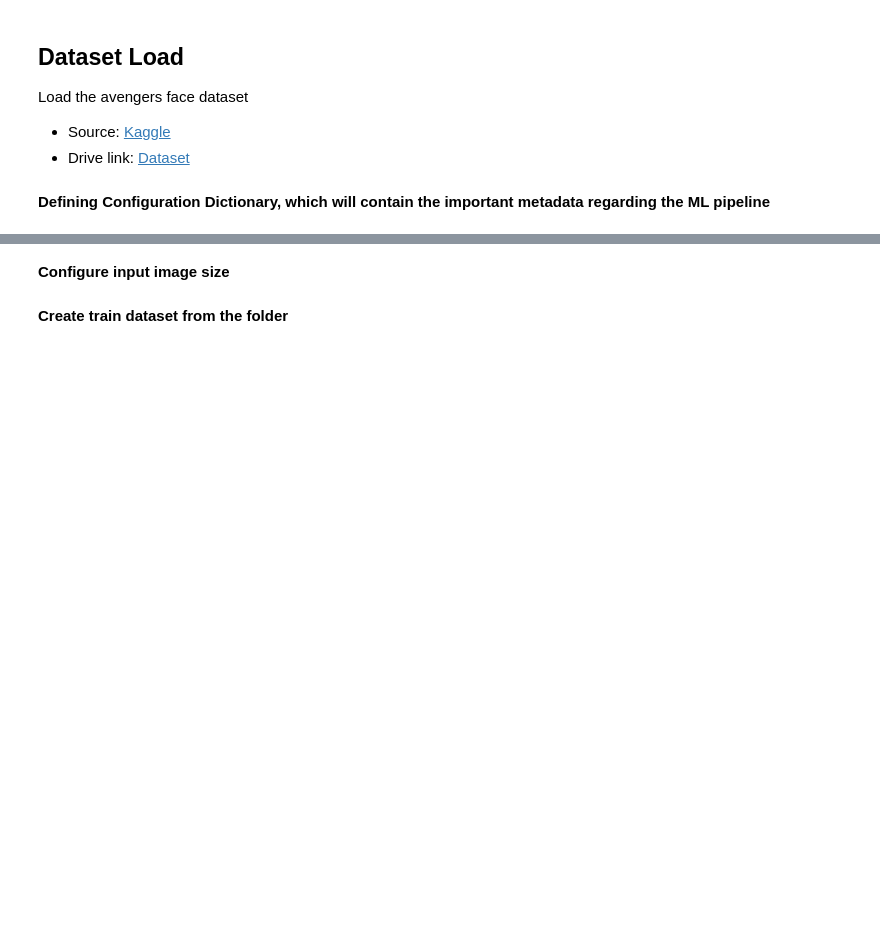
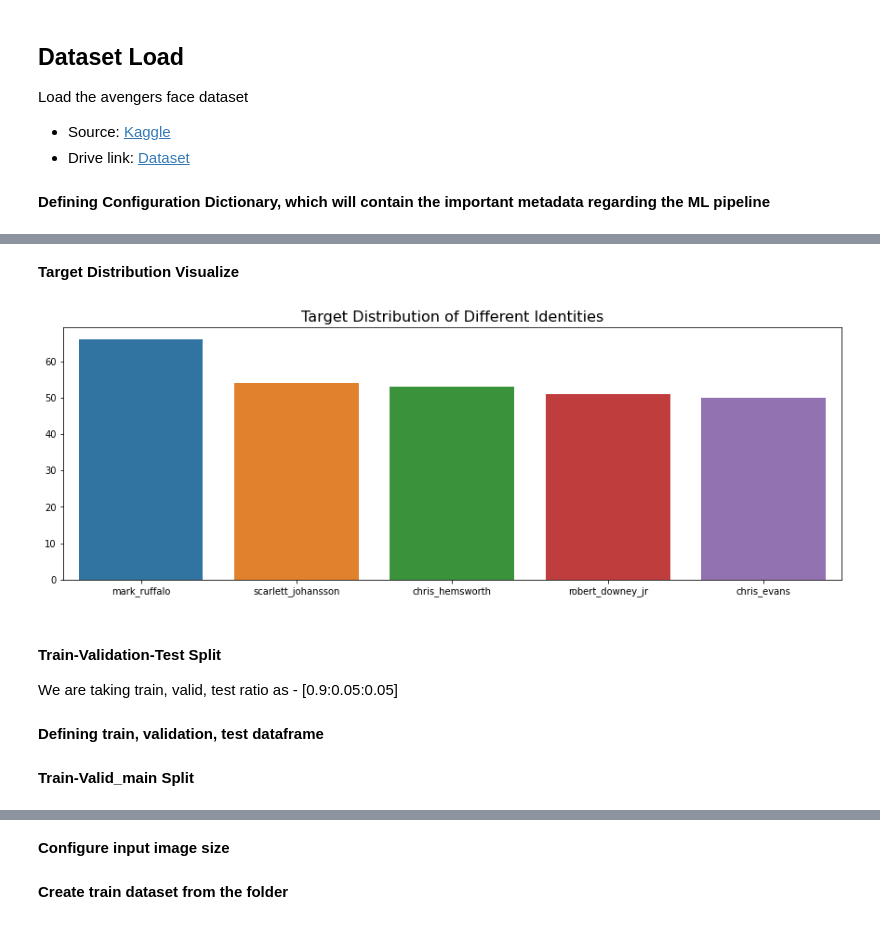
Before and after one commit to sayan0506/Face-Recognition-pipeline-using-SOTA-ArcFace, a Jupyter notebook: Face_recognition_using_arcface.ipynb, the cells around one changed output, grey strips where cells are left out. Drawn from its saved outputs; the diff is of its cells as text; code cells hidden in the pictures; blank space fills up the shorter version.

```diff
--- a/Face_recognition_using_arcface.ipynb
+++ b/Face_recognition_using_arcface.ipynb
@@ -97,0 +120,6 @@ config.imgs_folder = dataset_path
+# %%
+# image dataframe
+img_df = pd.DataFrame(columns = ['Image', 'Label'])
+
+# label dataframe
+label_df = pd.DataFrame(columns = identity_list)
@@ -97,0 +176,22 @@ config.imgs_folder = dataset_path
+# %% [markdown]
+**Target Distribution Visualize**
+# %%
+def distribution_vis(counts_series, label):
+  '''
+  Target distribution
+  '''
+  fig = plt.figure(figsize = (15,5))
+  sns.barplot(x = counts_series.index, y = counts_series.values)
+  plt.title(label, fontsize = 16)
+
+# returns pandas series with classes as keys and count as values
+target_counts = img_df['Label'].value_counts()
+
+# vis distribution
+distribution_vis(target_counts, label = 'Target Distribution of Different Identities')
+# %% [output]
+[figure, added]
+# %% [markdown]
+#### **Train-Validation-Test Split**
+
+We are taking train, valid, test ratio as - [0.9:0.05:0.05]
@@ -97,0 +209,2 @@ config.imgs_folder = dataset_path
+# %% [markdown]
+**Defining train, validation, test dataframe**
@@ -97,0 +220,2 @@ config.imgs_folder = dataset_path
+# %% [markdown]
+**Train-Valid_main Split**
```
Also changed, not shown: parts of 25 cells of this notebook.
